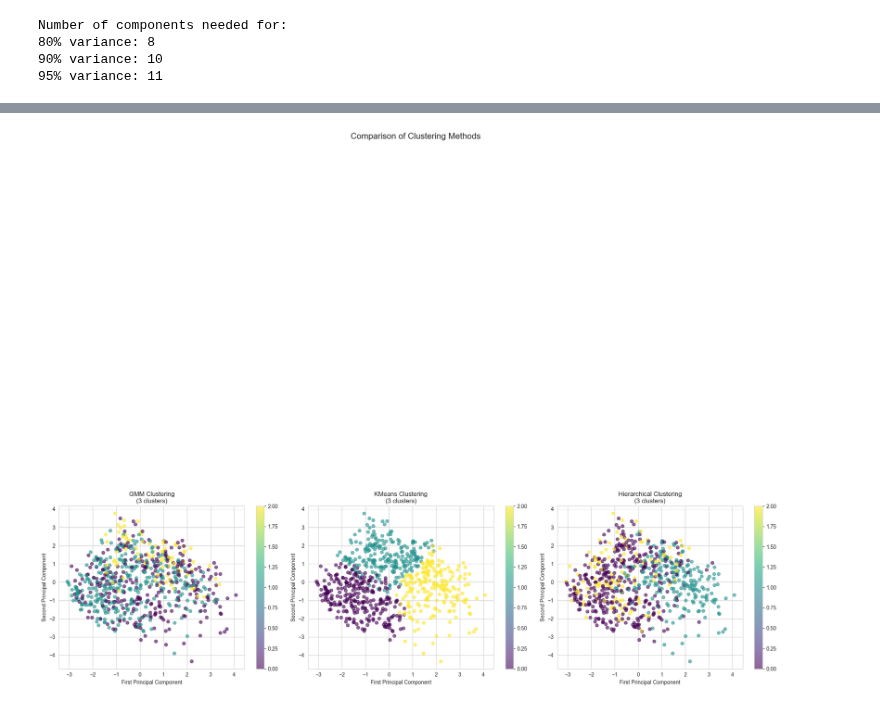
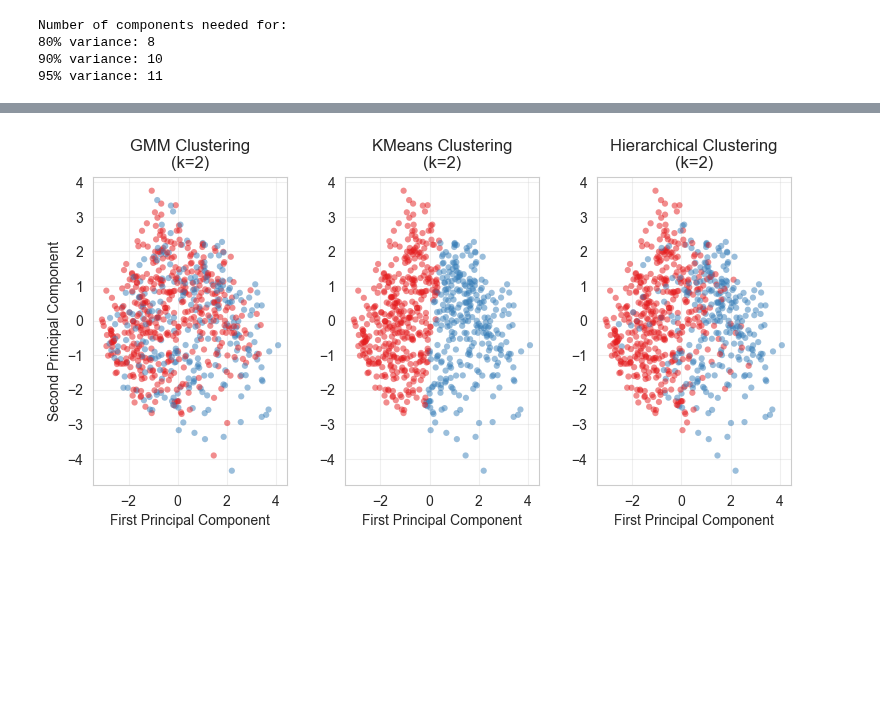
Before and after one commit to KonradKlein91/ml_unservised_learning, a Jupyter notebook: main.ipynb, the cells around one changed output, grey strips where cells are left out. Drawn from its saved outputs; the diff is of its cells as text; code cells hidden in the pictures; blank space fills up the shorter version.

Commit message:
touch up clustering

```diff
--- a/main.ipynb
+++ b/main.ipynb
@@ -1045,7 +1046,3 @@ df.head()
 #### drop columns and rows that we most likely wont need in our analysis
 # %% [markdown]
 mental health conditions probably depend highly on external factos between countries. as we want to focus on the employer effects it does make sense to only look at one country to have comparable individuals
-# %%
-# Drop all rows that are not USA
-df=df[df['work_country']=='United States of America']
-df=df.reset_index(drop=True)
@@ -1587,7 +1577,7 @@ print(f"90% variance: {n_components_90}")
 print(f"95% variance: {n_components_95}")
 
 # 6. Apply PCA with chosen number of components (let's use 80% threshold as example)
-pca = PCA(n_components=8, random_state=42)
+pca = PCA(n_components=10, random_state=42)
 X_pca = pca.fit_transform(X_scaled)
 # %% [output]
 [figure]
@@ -1598,55 +1621,61 @@ Number of components needed for:
 # %%
-# Keep all the code the same until the optimal clusters part
+# Set style parameters
+plt.rcParams['font.family'] = 'Arial'
+plt.rcParams['font.size'] = 10
 
-# Plotting
-fig = plt.figure(figsize=(20, 15))
-gs = fig.add_gridspec(3, 3)
-fig.suptitle('Comparison of Clustering Methods', fontsize=16)
+# Create figure with A4 width dimensions
+fig = plt.figure(figsize=(9, 4))
+gs = fig.add_gridspec(1, 3, wspace=0.3)
 
-# Instead of finding optimal clusters, set fixed number of clusters
-n_fixed_clusters = 3
+n_fixed_clusters = 2
 final_clusters = {}
 
 # GMM
 gmm = GaussianMixture(n_components=n_fixed_clusters, random_state=42, n_init=10)
 final_clusters['GMM'] = gmm.fit_predict(X_pca)
 
 # K-means
 kmeans = KMeans(n_clusters=n_fixed_clusters, random_state=42, n_init=10)
 final_clusters['KMeans'] = kmeans.fit_predict(X_pca)
 
 # Hierarchical
 hierarchical = AgglomerativeClustering(n_clusters=n_fixed_clusters)
 final_clusters['Hierarchical'] = hierarchical.fit_predict(X_pca)
 
-# Plot clustering results
+# Define high contrast colors
+colors = ['#E41A1C', '#377EB8']  # Red and Blue
+
+# Plot clustering results with improved visuals
 for i, (method, labels) in enumerate(final_clusters.items()):
-    ax = fig.add_subplot(gs[2, i])
-    scatter = ax.scatter(X_pca[:, 0], X_pca[:, 1], c=labels, cmap='viridis', alpha=0.6)
-    ax.set_title(f'{method} Clustering\n({n_fixed_clusters} clusters)')
-    ax.set_xlabel('First Principal Component')
-    ax.set_ylabel('Second Principal Component')
-    ax.grid(True)
-    fig.colorbar(scatter, ax=ax)
+   ax = fig.add_subplot(gs[0, i])
+   scatter = ax.scatter(X_pca[:, 0], X_pca[:, 1],
+                       c=[colors[l] for l in labels],
+                       alpha=0.5,
+                       s=20,
+                       linewidth=0)
+   ax.set_title(f'{method} Clustering\n(k={n_fixed_clusters})')
+   ax.set_xlabel('First Principal Component')
+   ax.set_ylabel('Second Principal Component' if i == 0 else '')
+   ax.grid(True, alpha=0.3)
 
 plt.tight_layout()
-plt.show()  # Only one plt.show() at the end
+plt.show()
 
 # Print comparison metrics
-print("\nComparison metrics for 4 clusters:")
+print("\nComparison metrics for 2 clusters:")  # Updated to reflect k=2
 for method, labels in final_clusters.items():
-    print(f"\n{method}:")
-    try:
-        silhouette_avg = silhouette_score(X_pca, labels)
-        calinski = calinski_harabasz_score(X_pca, labels)
-        davies = davies_bouldin_score(X_pca, labels)
+   print(f"\n{method}:")
+   try:
+       silhouette_avg = silhouette_score(X_pca, labels)
+       calinski = calinski_harabasz_score(X_pca, labels)
+       davies = davies_bouldin_score(X_pca, labels)
 
-        print(f"Silhouette score: {silhouette_avg:.3f}")
-        print(f"Calinski-Harabasz score: {calinski:.3f}")
-        print(f"Davies-Bouldin score: {davies:.3f}")
-        print(f"Cluster sizes: {np.bincount(labels)}")
+       print(f"Silhouette score: {silhouette_avg:.3f}")
+       print(f"Calinski-Harabasz score: {calinski:.3f}")
+       print(f"Davies-Bouldin score: {davies:.3f}")
+       print(f"Cluster sizes: {np.bincount(labels)}")
 
-    except ValueError as e:
-        print(f"Error calculating scores: {e}")
+   except ValueError as e:
+       print(f"Error calculating scores: {e}")
 # %% [output]
-[figure, old version]
+[figure, new version]
```
Also changed, not shown: parts of 10 cells of this notebook.
